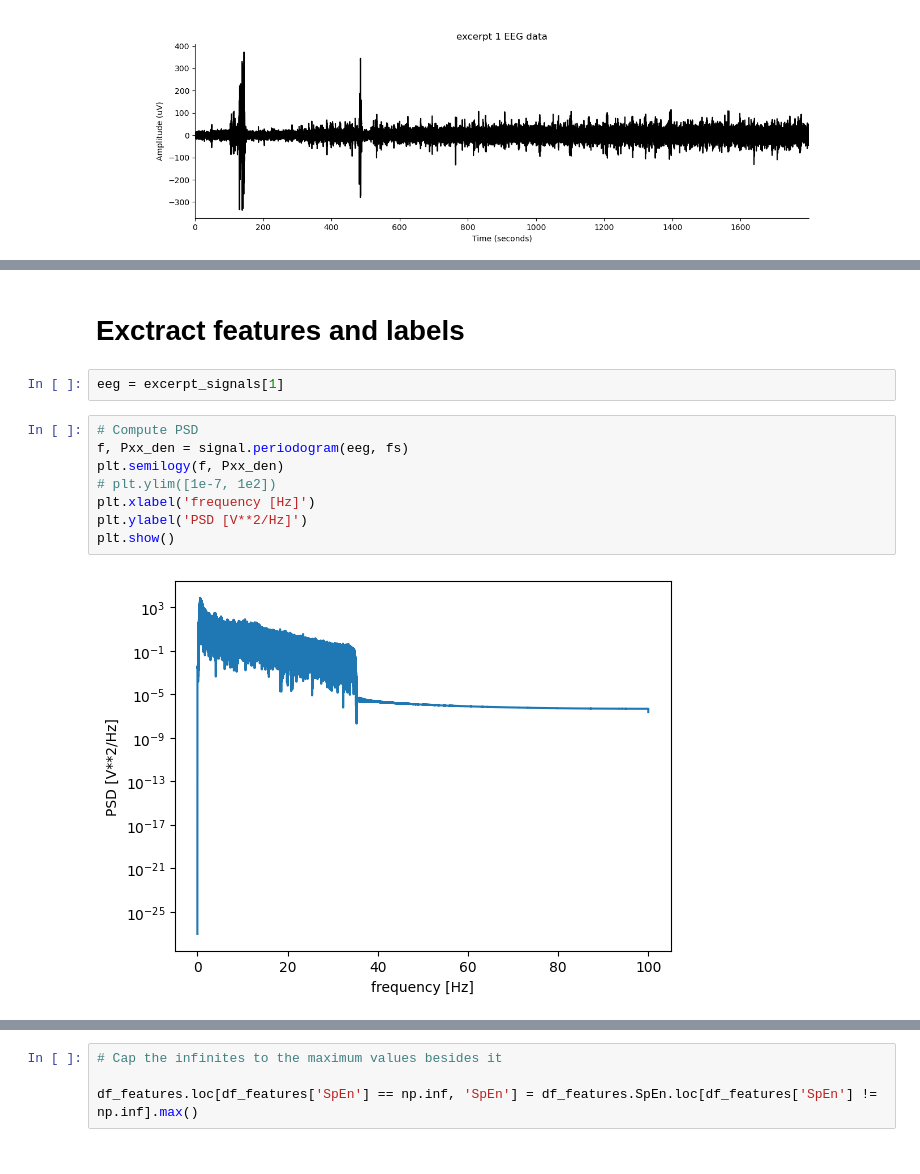
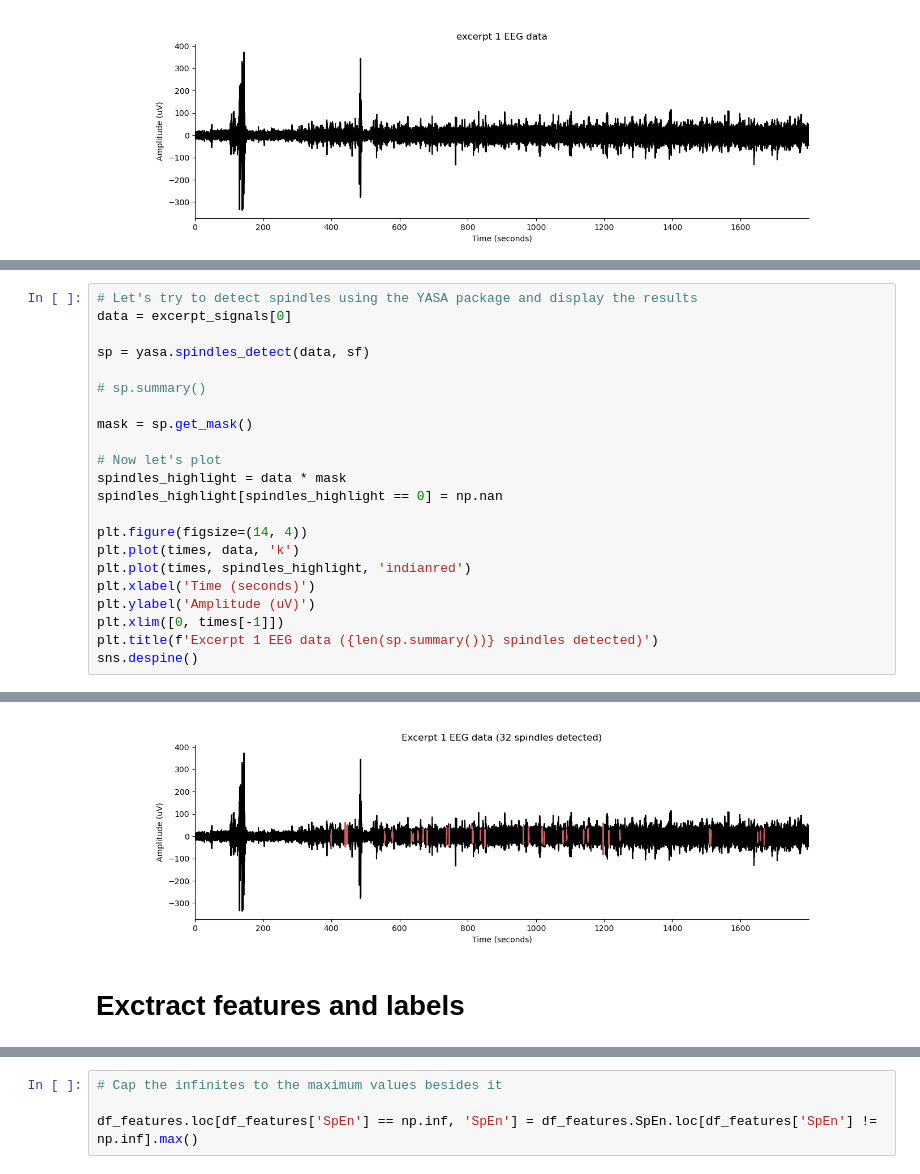
Before and after one commit to FabioLddo/personalized_sleep_spindle_detection, a Jupyter notebook: Project_Gubeli_Ippolito_Loddo.ipynb, the cells around one changed output, grey strips where cells are left out. Drawn from its saved outputs; the diff is of its cells as text.

```diff
--- a/Project_Gubeli_Ippolito_Loddo.ipynb
+++ b/Project_Gubeli_Ippolito_Loddo.ipynb
@@ -314,3 +302,26 @@ sns.despine()
 # plt.savefig('detection.png', dpi=300, bbox_inches='tight')
 # %% [output]
 [figure]
+# %%
+# Let's try to detect spindles using the YASA package and display the results
+data = excerpt_signals[0]
+
+sp = yasa.spindles_detect(data, sf)
+
+# sp.summary()
+
+mask = sp.get_mask()
+
+# Now let's plot
+spindles_highlight = data * mask
+spindles_highlight[spindles_highlight == 0] = np.nan
+
+plt.figure(figsize=(14, 4))
+plt.plot(times, data, 'k')
+plt.plot(times, spindles_highlight, 'indianred')
+plt.xlabel('Time (seconds)')
+plt.ylabel('Amplitude (uV)')
+plt.xlim([0, times[-1]])
+plt.title(f'Excerpt 1 EEG data ({len(sp.summary())} spindles detected)')
+sns.despine()
+# %% [output]
@@ -317,14 +334,3 @@ sns.despine()
+[figure, added]
 # %% [markdown]
 # Exctract features and labels
-# %%
-eeg = excerpt_signals[1]
-# %%
-# Compute PSD
-f, Pxx_den = signal.periodogram(eeg, fs)
-plt.semilogy(f, Pxx_den)
-# plt.ylim([1e-7, 1e2])
-plt.xlabel('frequency [Hz]')
-plt.ylabel('PSD [V**2/Hz]')
-plt.show()
-# %% [output]
-[figure, removed]
```
Also changed, not shown: parts of 20 cells of this notebook.
